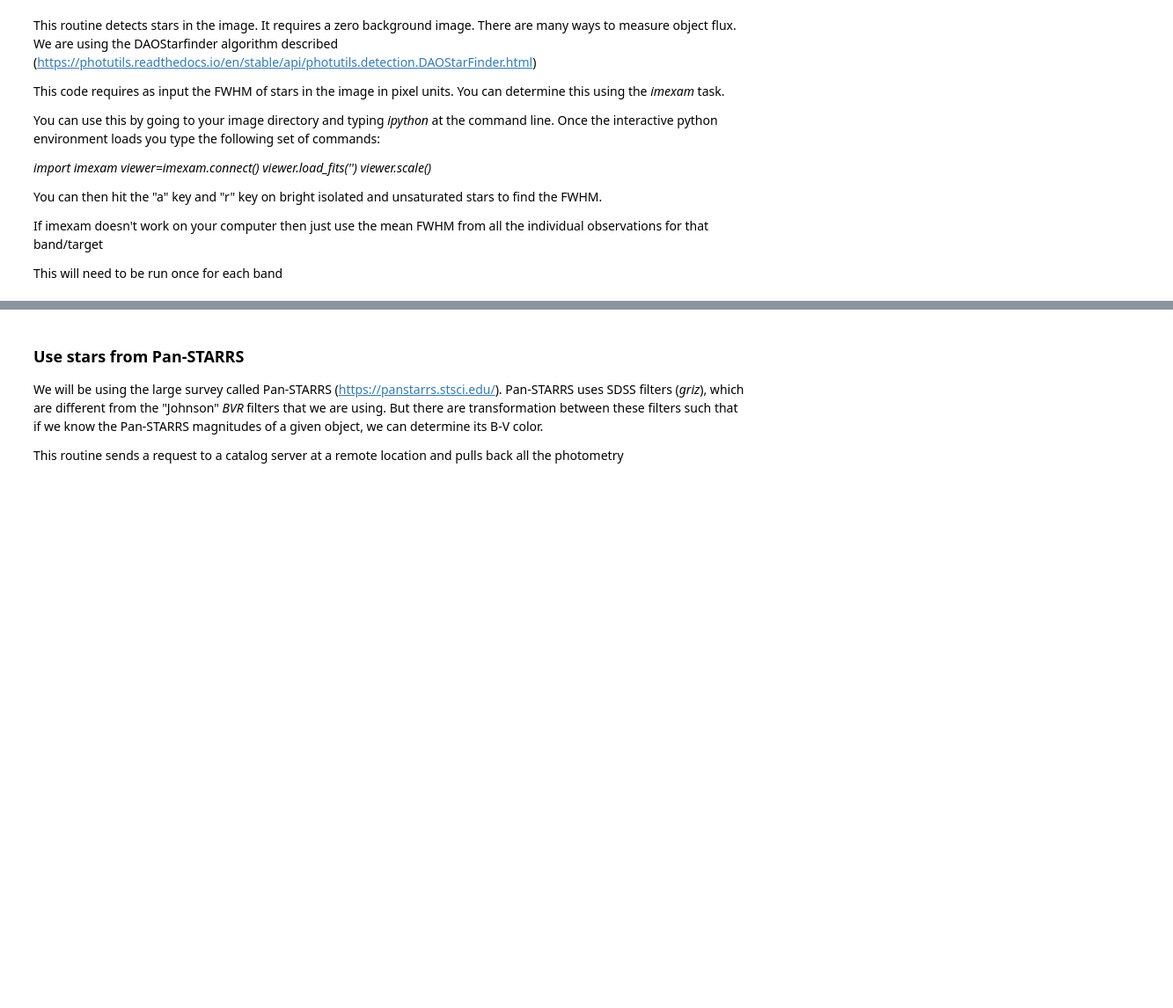
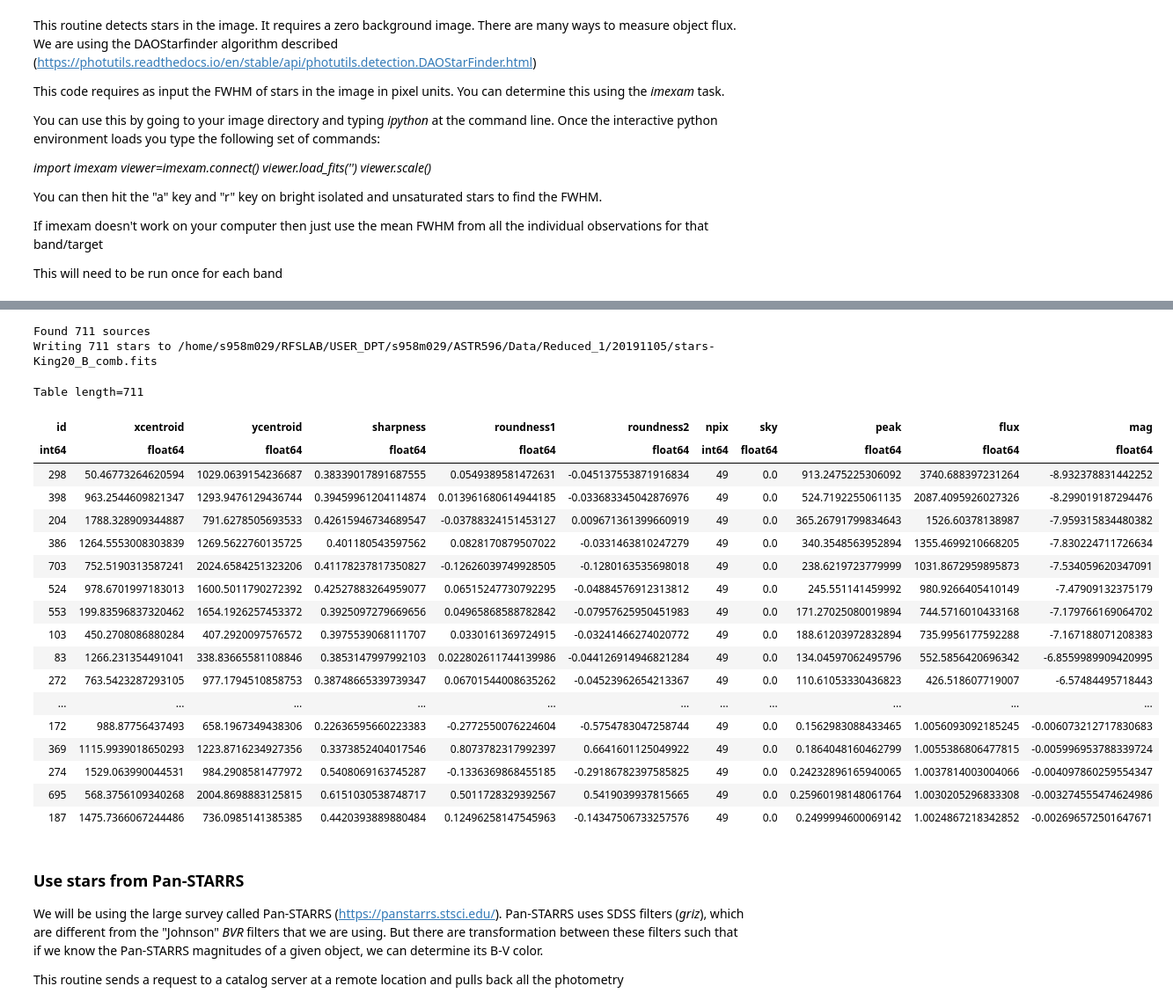
Before and after one commit to shadycactus/astr596_smechemobsproject, a Jupyter notebook: reduction_part5_student.ipynb, the cells around one changed output, grey strips where cells are left out. Shown at 88% size. Saved outputs shown, nothing was run; the diff lists cells and outputs as text; code cells hidden in the pictures; blank space fills up the shorter version.

```diff
--- a/reduction_part5_student.ipynb
+++ b/reduction_part5_student.ipynb
@@ -194,7 +217,29 @@ srcs_King20_V
 # %%
-srcs_King20_B = find_stars(img_King20_B_nosky, imgfile_King20_B, sigma=bkg_B.background_rms_median, nsigma=5,
-                  verbose=True, overwrite=False)
+srcs_King20_B = find_stars(img_King20_B_nosky, imgfile_King20_B, fwhm=5.488, sigma=bkg_B.background_rms_median, nsigma=5,
+                  verbose=True, overwrite=True)
 srcs_King20_B
+# %% [output]
+Found 711 sources
+Writing 711 stars to /home/s958m029/RFSLAB/USER_DPT/s958m029/ASTR596/Data/Reduced_1/20191105/stars-King20_B_comb.fits
+Table length=711
+| id | xcentroid | ycentroid | sharpness | roundness1 | roundness2 | npix | sky | peak | flux | mag |
+| int64 | float64 | float64 | float64 | float64 | float64 | int64 | float64 | float64 | float64 | float64 |
+| 298 | 50.46773264620594 | 1029.0639154236687 | 0.38339017891687555 | 0.0549389581472631 | -0.045137553871916834 | 49 | 0.0 | 913.2475225306092 | 3740.688397231264 | -8.932378831442252 |
+| 398 | 963.2544609821347 | 1293.9476129436744 | 0.39459961204114874 | 0.013961680614944185 | -0.033683345042876976 | 49 | 0.0 | 524.7192255061135 | 2087.4095926027326 | -8.299019187294476 |
+| 204 | 1788.328909344887 | 791.6278505693533 | 0.42615946734689547 | -0.03788324151453127 | 0.009671361399660919 | 49 | 0.0 | 365.26791799834643 | 1526.60378138987 | -7.959315834480382 |
+| 386 | 1264.5553008303839 | 1269.5622760135725 | 0.401180543597562 | 0.0828170879507022 | -0.0331463810247279 | 49 | 0.0 | 340.3548563952894 | 1355.4699210668205 | -7.830224711726634 |
+| 703 | 752.5190313587241 | 2024.6584251323206 | 0.41178237817350827 | -0.12626039749928505 | -0.1280163535698018 | 49 | 0.0 | 238.6219723779999 | 1031.8672959895873 | -7.534059620347091 |
+| 524 | 978.6701997183013 | 1600.5011790272392 | 0.42527883264959077 | 0.06515247730792295 | -0.04884576912313812 | 49 | 0.0 | 245.551141459992 | 980.9266405410149 | -7.47909132375179 |
+| 553 | 199.83596837320462 | 1654.1926257453372 | 0.3925097279669656 | 0.04965868588782842 | -0.07957625950451983 | 49 | 0.0 | 171.27025080019894 | 744.5716010433168 | -7.179766169064702 |
+| 103 | 450.2708086880284 | 407.2920097576572 | 0.3975539068111707 | 0.0330161369724915 | -0.03241466274020772 | 49 | 0.0 | 188.61203972832894 | 735.9956177592288 | -7.167188071208383 |
+| 83 | 1266.231354491041 | 338.83665581108846 | 0.3853147997992103 | 0.022802611744139986 | -0.044126914946821284 | 49 | 0.0 | 134.04597062495796 | 552.5856420696342 | -6.8559989909420995 |
+| 272 | 763.5423287293105 | 977.1794510858753 | 0.38748665339739347 | 0.06701544008635262 | -0.04523962654213367 | 49 | 0.0 | 110.61053330436823 | 426.518607719007 | -6.57484495718443 |
+| ... | ... | ... | ... | ... | ... | ... | ... | ... | ... | ... |
+| 172 | 988.87756437493 | 658.1967349438306 | 0.22636595660223383 | -0.2772550076224604 | -0.5754783047258744 | 49 | 0.0 | 0.1562983088433465 | 1.0056093092185245 | -0.006073212717830683 |
+| 369 | 1115.9939018650293 | 1223.8716234927356 | 0.3373852404017546 | 0.8073782317992397 | 0.6641601125049922 | 49 | 0.0 | 0.1864048160462799 | 1.0055386806477815 | -0.005996953788339724 |
+| 274 | 1529.063990044531 | 984.2908581477972 | 0.5408069163745287 | -0.1336369868455185 | -0.29186782397585825 | 49 | 0.0 | 0.24232896165940065 | 1.0037814003004066 | -0.004097860259554347 |
+| 695 | 568.3756109340268 | 2004.8698883125815 | 0.6151030538748717 | 0.5011728329392567 | 0.5419039937815665 | 49 | 0.0 | 0.25960198148061764 | 1.0030205296833308 | -0.003274555474624986 |
+| 187 | 1475.7366067244486 | 736.0985141385385 | 0.4420393889880484 | 0.12496258147545963 | -0.14347506733257576 | 49 | 0.0 | 0.2499994600069142 | 1.0024867218342852 | -0.002696572501647671 |
 # %% [markdown]
 <h3> Use stars from Pan-STARRS</h3>
 
```
Also changed, not shown: parts of 9 cells of this notebook.
